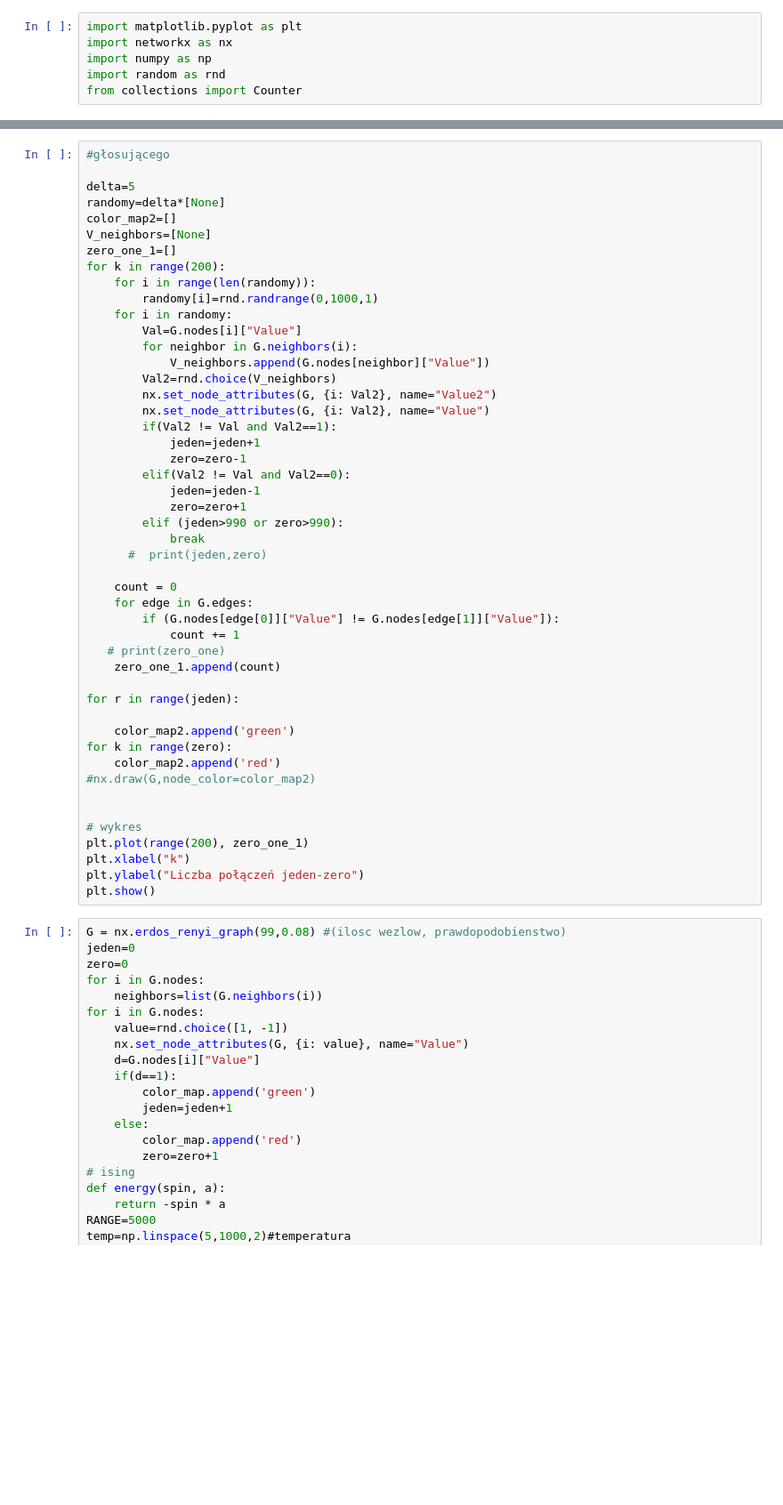
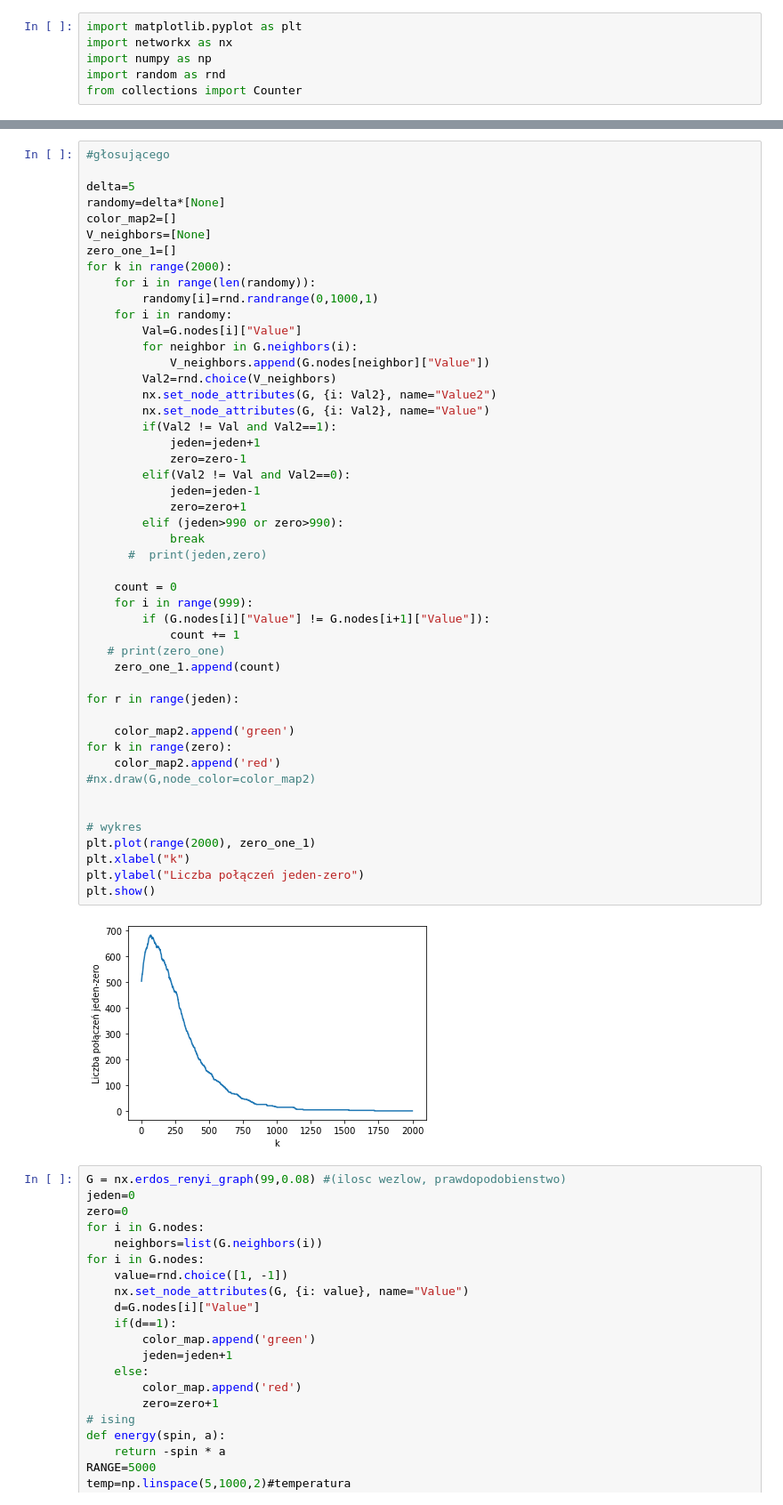
Before and after one commit to JakubJaroszewski/Wiekszosciowe_modele_dynamiki_opinii, a Jupyter notebook: lab_agent.ipynb, the cells around one changed output, grey strips where cells are left out. Shown at 89% size. Drawn from its saved outputs; the diff is of its cells as text; blank space fills up the shorter version.

```diff
--- a/lab_agent.ipynb
+++ b/lab_agent.ipynb
@@ -99,7 +126,7 @@ randomy=delta*[None]
 color_map2=[]
 V_neighbors=[None]
 zero_one_1=[]
-for k in range(200):
+for k in range(2000):
     for i in range(len(randomy)):
         randomy[i]=rnd.randrange(0,1000,1)
     for i in randomy:
@@ -109,36 +136,38 @@ for k in range(200):
         Val2=rnd.choice(V_neighbors)
         nx.set_node_attributes(G, {i: Val2}, name="Value2")
         nx.set_node_attributes(G, {i: Val2}, name="Value")
         if(Val2 != Val and Val2==1):
             jeden=jeden+1
             zero=zero-1
         elif(Val2 != Val and Val2==0):
             jeden=jeden-1
             zero=zero+1
         elif (jeden>990 or zero>990):
             break
       #  print(jeden,zero)
 
     count = 0
-    for edge in G.edges:
-        if (G.nodes[edge[0]]["Value"] != G.nodes[edge[1]]["Value"]):
+    for i in range(999):
+        if (G.nodes[i]["Value"] != G.nodes[i+1]["Value"]):
             count += 1
    # print(zero_one)
     zero_one_1.append(count)
 
 for r in range(jeden):
 
     color_map2.append('green')
 for k in range(zero):
     color_map2.append('red')
 #nx.draw(G,node_color=color_map2)
 
 
 # wykres
-plt.plot(range(200), zero_one_1)
+plt.plot(range(2000), zero_one_1)
 plt.xlabel("k")
 plt.ylabel("Liczba połączeń jeden-zero")
 plt.show()
+# %% [output]
+[figure, added]
 # %%
 G = nx.erdos_renyi_graph(99,0.08) #(ilosc wezlow, prawdopodobienstwo)
 jeden=0
```
Also changed, not shown: parts of 3 cells of this notebook.
